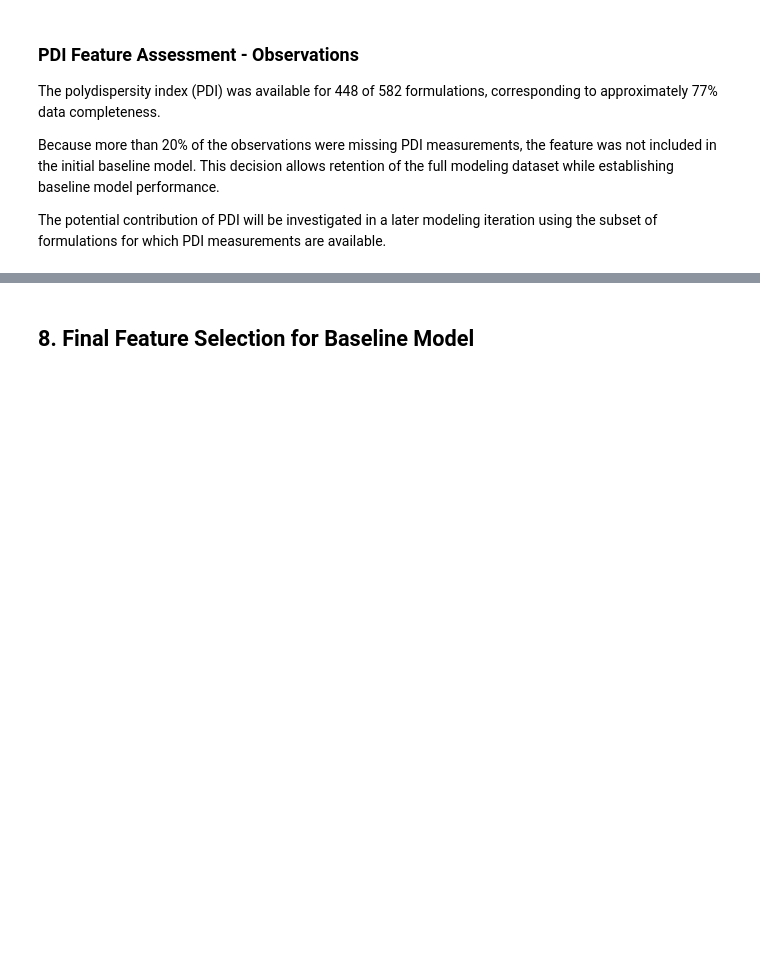
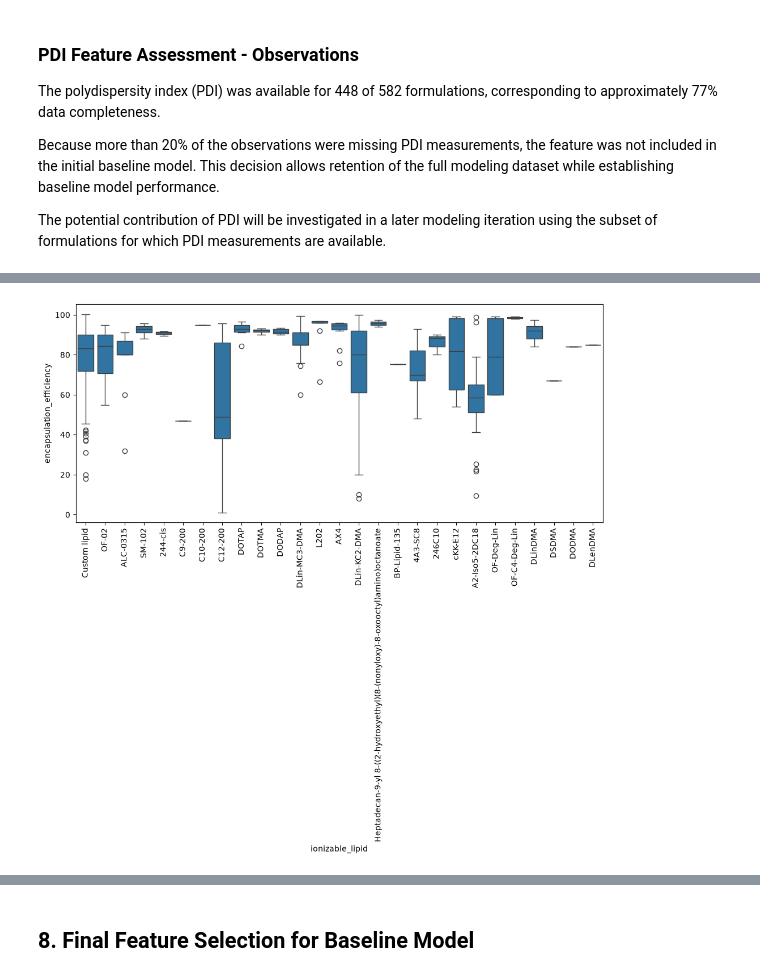
Before and after one commit to Iris-Bo/lnp-encapsulation-predictor, a Jupyter notebook: notebooks/01_data_exploration.ipynb, the cells around one changed output, grey strips where cells are left out. Saved outputs shown, nothing was run; the diff lists cells and outputs as text; code cells hidden in the pictures; blank space fills up the shorter version.

```diff
--- a/notebooks/01_data_exploration.ipynb
+++ b/notebooks/01_data_exploration.ipynb
@@ -783,0 +815,13 @@ The potential contribution of PDI will be investigated in a later modeling itera
+# %%
+plt.figure(figsize=(12,5))
+
+sns.boxplot(
+    data=df_model,
+    x="ionizable_lipid",
+    y="encapsulation_efficiency"
+)
+
+plt.xticks(rotation=90)
+plt.show()
+# %% [output]
+[figure, added]
```
Also changed, not shown: parts of 13 cells of this notebook, 2 other files.
